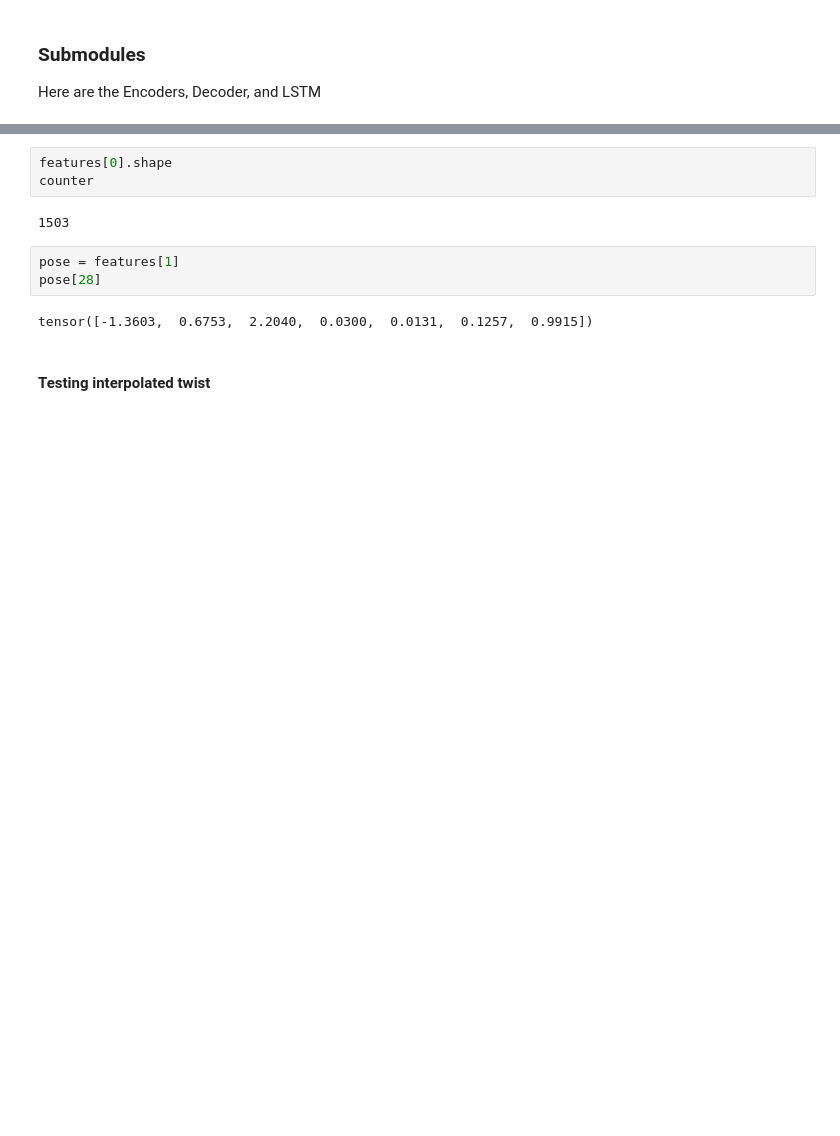
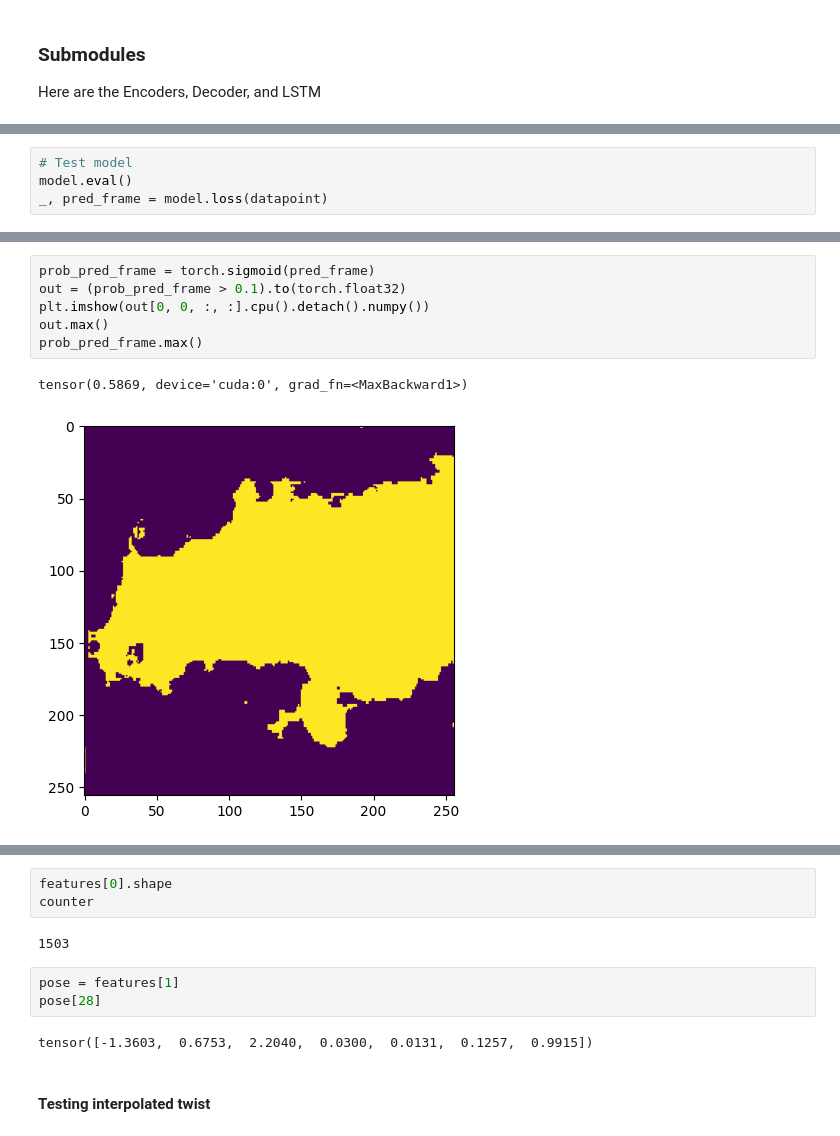
Before and after one commit to jrached/cv_project, a Jupyter notebook: filter_net.ipynb, the cells around one changed output, grey strips where cells are left out. Cells and saved outputs as stored; diff of their text form; blank space fills up the shorter version.

```diff
--- a/filter_net.ipynb
+++ b/filter_net.ipynb
@@ -195,0 +711,4 @@ Here are the Encoders, Decoder, and LSTM
+# %%
+# Test model
+model.eval()
+_, pred_frame = model.loss(datapoint)
@@ -195,0 +721,9 @@ Here are the Encoders, Decoder, and LSTM
+# %%
+prob_pred_frame = torch.sigmoid(pred_frame)
+out = (prob_pred_frame > 0.1).to(torch.float32)
+plt.imshow(out[0, 0, :, :].cpu().detach().numpy())
+out.max()
+prob_pred_frame.max()
+# %% [output]
+tensor(0.5869, device='cuda:0', grad_fn=<MaxBackward1>)
+[figure, added]
```
Also changed, not shown: parts of 39 cells of this notebook.
